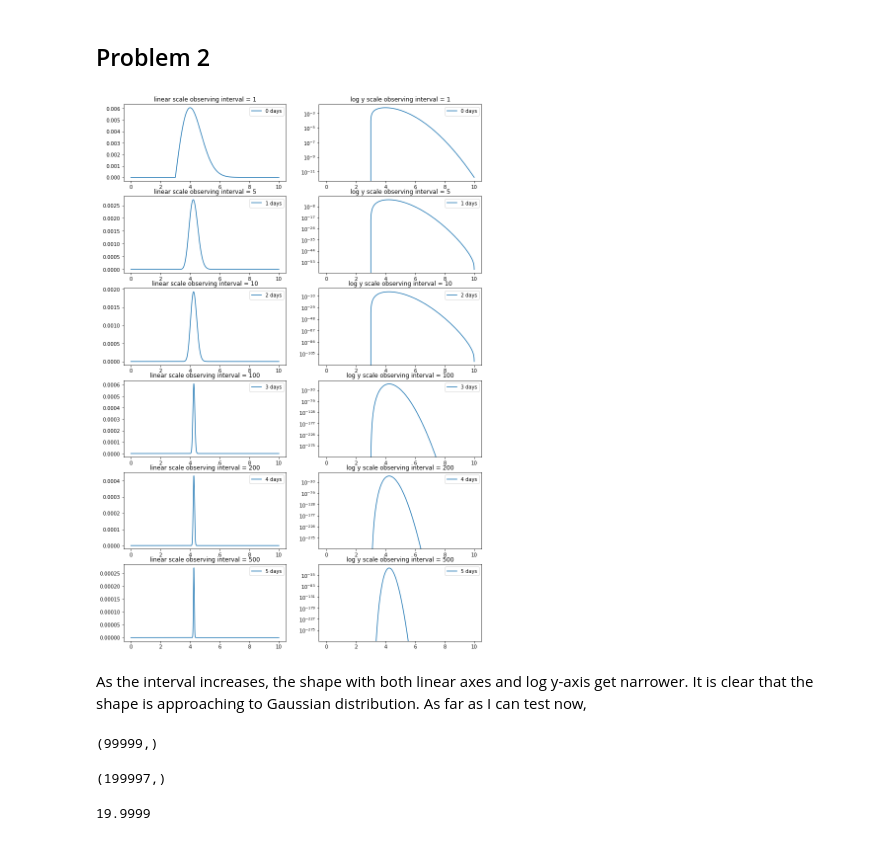
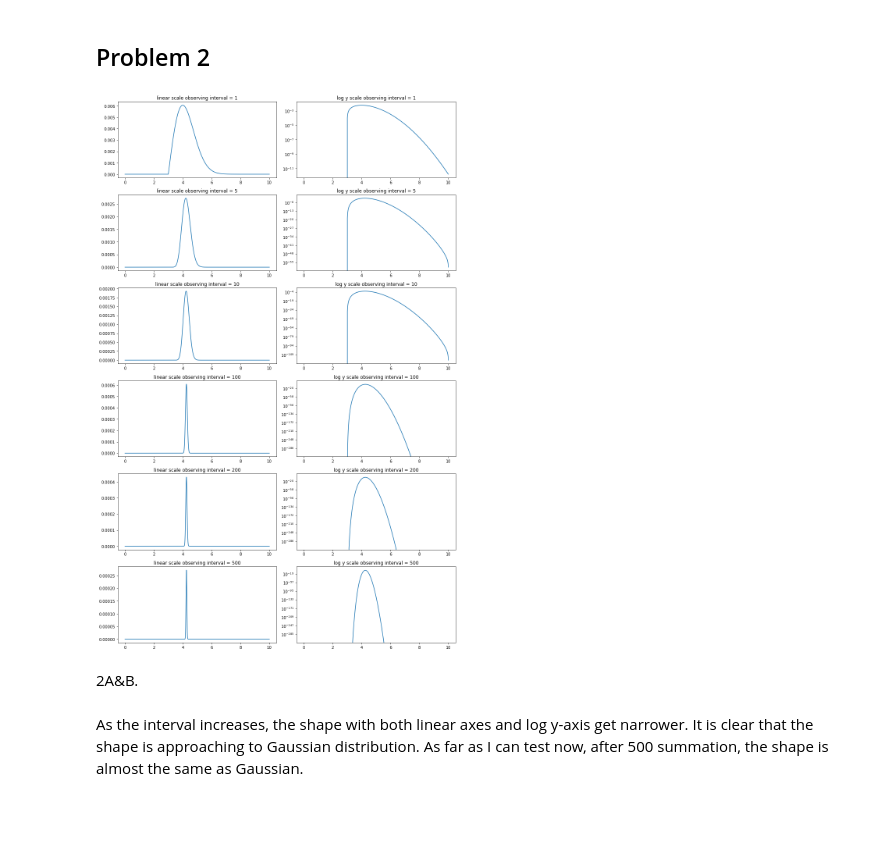
Before and after one commit to Noam-91/Advanced-Data-Analysis-Techniques-for-Large-Datasets, a Jupyter notebook: Lab#2.ipynb, the cells around one changed output. Saved outputs shown, nothing was run; the diff lists cells and outputs as text; code cells hidden in the pictures; blank space fills up the shorter version.

```diff
--- a/Lab#2.ipynb
+++ b/Lab#2.ipynb
@@ -91,30 +91,21 @@ pmf = pdf*delta
 # %%
 plt.rcParams["figure.figsize"] = (13,20)
 fig, ax = plt.subplots(len(interval), 2)
 for i,val in enumerate(interval):
     conv_pmf = pmf
     if val-1 != 0:
         for j in range(val-1):
             conv_pmf = np.convolve(conv_pmf,pmf)
     conv_pdf = pmf/delta
     ax[i,0].plot(np.append(np.arange(0,10,delta/val),[10]),conv_pmf)
-    ax[i,1].plot(np.append(np.arange(0,10,delta/val),[10]),conv_pmfi)
+    ax[i,1].plot(np.append(np.arange(0,10,delta/val),[10]),conv_pmf)
     ax[i,0].set_title('linear scale observing interval = %s'%val)
     ax[i,1].set_yscale('log')
     ax[i,1].set_title('log y scale observing interval = %s'%val)
+fig.tight_layout()
 # %% [output]
-[figure, old version]
+[figure, new version]
+# %% [markdown]
+2A&B.
 # %% [markdown]
-As the interval increases, the shape with both linear axes and log y-axis get narrower. It is clear that the shape is approaching to Gaussian distribution. As far as I can test now,
+As the interval increases, the shape with both linear axes and log y-axis get narrower. It is clear that the shape is approaching to Gaussian distribution. As far as I can test now, after 500 summation, the shape is almost the same as Gaussian.
-# %%
-pmf.shape
-# %% [output]
-(99999,)
-# %%
-np.convolve(pmf,pmf).shape
-# %% [output]
-(199997,)
-# %%
-xrange.max()
-# %% [output]
-19.9999
```
Also changed, not shown: parts of 2 cells of this notebook.
